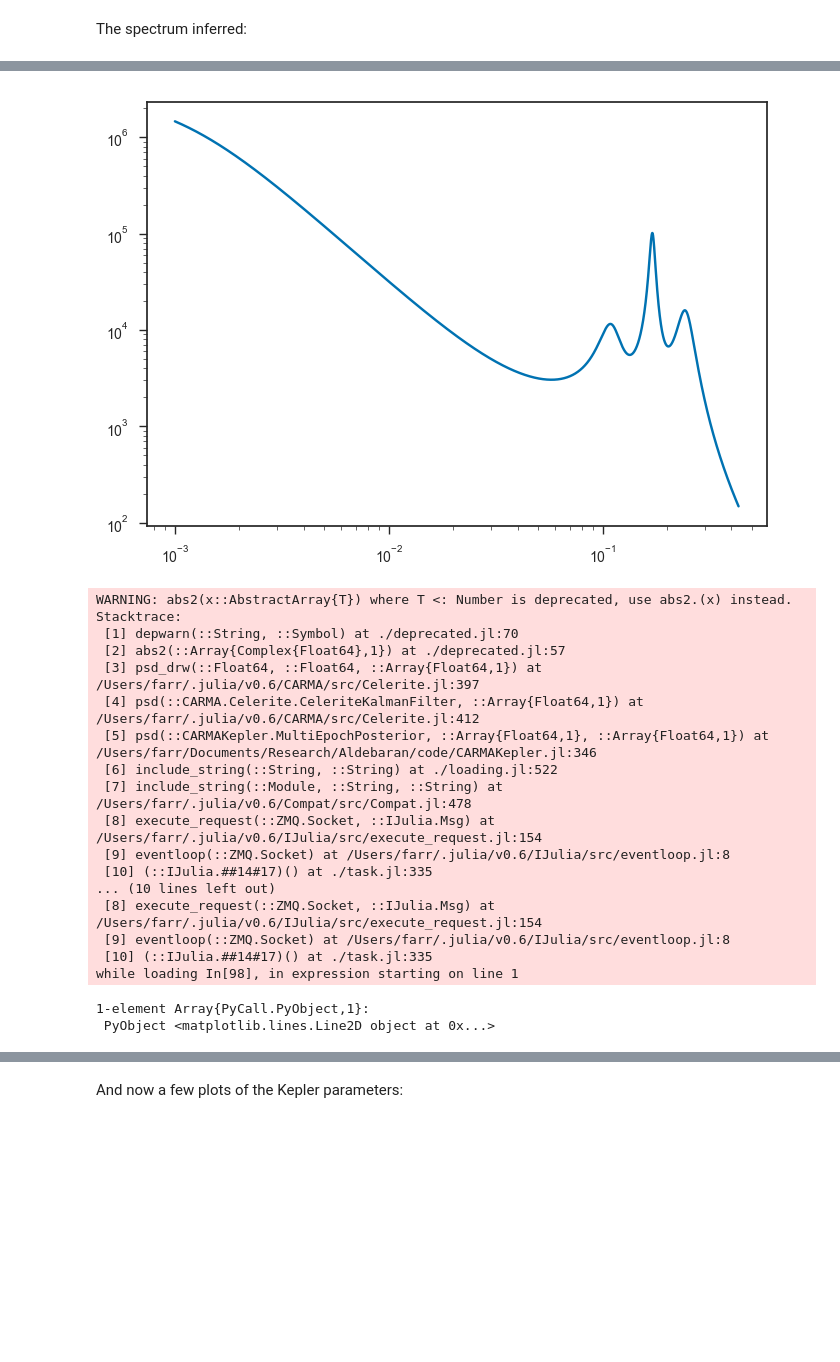
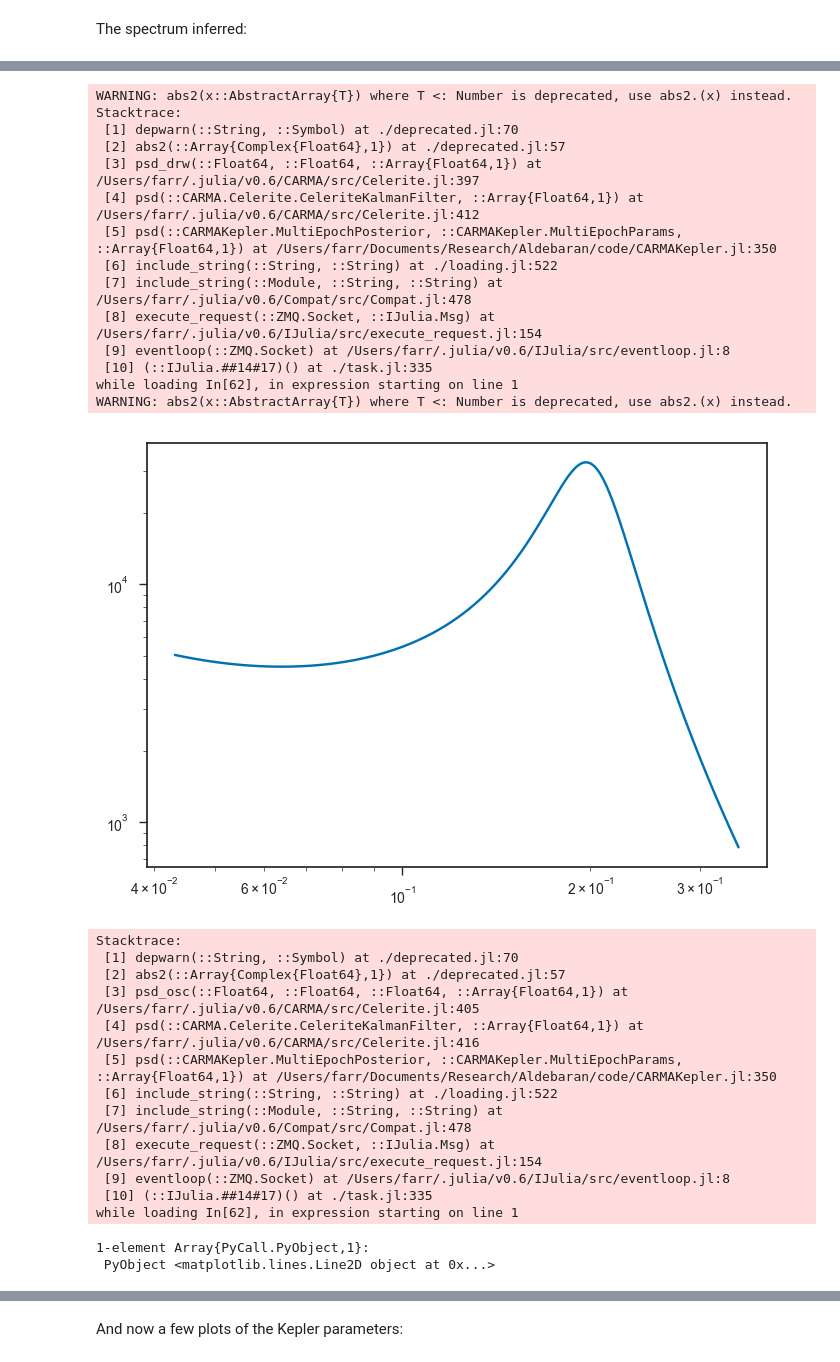
Before and after one commit to farr/Aldebaran, a Jupyter notebook: notebooks/LargeSpacing.ipynb, the cells around one changed output, grey strips where cells are left out. Cells and saved outputs as stored; diff of their text form; code cells hidden in the pictures; blank space fills up the shorter version.

Commit message:
Running NestedSampling with 1 mode, celerite parameterisation.

```diff
--- a/notebooks/LargeSpacing.ipynb
+++ b/notebooks/LargeSpacing.ipynb
@@ -88,6 +88,6 @@ There seems to be a "bump" at higher frequency; let's zoom in:
 # %%
 fs_zoom = collect(linspace(1*muHz, 5*muHz, 10000))
-coeffs_zoom = [Periodogram.pgram(ts, ys, dys, f) for f in fs_zoom]
+coeffs_zoom = [Periodogram.pgram(ts, ys, dys, [1.0/Pkep, f]) for f in fs_zoom]
 rms_amps_zoom = [sqrt(c[end]^2 + c[end-1]^2) for c in coeffs_zoom];
 # %% [markdown]
 And picking out all the time samples that are above an (arbitrary) threshold, we find the following peaks:
@@ -163,6 +163,6 @@ PyObject <matplotlib.text.Text object at 0x...>
 # %% [markdown]
 Now let's see if we can find a good orbital solution:
 # %%
-post = CARMAKepler.MultiEpochPosterior(ts, ys, dys, 600.0, 700.0, 1, 0, 0.1*muHz, 5*muHz);
+post = CARMAKepler.MultiEpochPosterior(ts, ys, dys, 600.0, 700.0, 1, 0, 1.0/(2*T), 0.05*muHz, 0.1*muHz, 5*muHz, 1000.0);
 p0 = CARMAKepler.to_params(post, zeros(CARMAKepler.nparams(post)))
 # %% [output]
@@ -1095,0 +986,4 @@ CARMAKepler.MultiEpochParams([20.842, -3.51809, 36.0684, -4.90274, 8.77217, 6.01
+# %%
+post1 = CARMAKepler.MultiEpochPosterior(ts, ys, dys, 600.0, 700.0, 1, 1, 1.0/(2*T), 0.05*muHz, 0.1*muHz, 10*muHz, 1000.0)
+#ns1 = EnsembleNest.NestState(x -> CARMAKepler.log_likelihood(post1, x), x -> CARMAKepler.log_prior(post1, x), CARMAKepler.draw_prior(post1, 1024), 128)
+#EnsembleNest.run!(ns1, 0.01, verbose=true, ckpt_file="/tmp/ns1.ckpt")
@@ -1096,2 +992,7 @@ CARMAKepler.MultiEpochParams([20.842, -3.51809, 36.0684, -4.90274, 8.77217, 6.01
+# %%
+ns1 = h5open("/tmp/ns1.ckpt", "r") do f
+    EnsembleNest.NestState(f, logl=(x -> CARMAKepler.log_likelihood(post1, x)), logp=(x -> CARMAKepler.log_prior(post1, x)))
+end
+liveps = [CARMAKepler.to_params(post1, ns1.livepts[:,j]) for j in 1:size(ns1.livepts,2)];
 # %% [markdown]
 The spectrum inferred:
@@ -1098,24 +1009,33 @@ The spectrum inferred:
 # %%
-psd = CARMAKepler.psd(post3, xmin, fs)
+psd = CARMAKepler.psd(post1, liveps[indmax(ns1.livelogls)], fs)
 loglog(fs, psd)
 # %% [output]
+WARNING: abs2(x::AbstractArray{T}) where T <: Number is deprecated, use abs2.(x) instead.
+Stacktrace:
+ [1] depwarn(::String, ::Symbol) at ./deprecated.jl:70
+ [2] abs2(::Array{Complex{Float64},1}) at ./deprecated.jl:57
+ [3] psd_drw(::Float64, ::Float64, ::Array{Float64,1}) at /Users/farr/.julia/v0.6/CARMA/src/Celerite.jl:397
+ [4] psd(::CARMA.Celerite.CeleriteKalmanFilter, ::Array{Float64,1}) at /Users/farr/.julia/v0.6/CARMA/src/Celerite.jl:412
+ [5] psd(::CARMAKepler.MultiEpochPosterior, ::CARMAKepler.MultiEpochParams, ::Array{Float64,1}) at /Users/farr/Documents/Research/Aldebaran/code/CARMAKepler.jl:350
+ [6] include_string(::String, ::String) at ./loading.jl:522
+ [7] include_string(::Module, ::String, ::String) at /Users/farr/.julia/v0.6/Compat/src/Compat.jl:478
+ [8] execute_request(::ZMQ.Socket, ::IJulia.Msg) at /Users/farr/.julia/v0.6/IJulia/src/execute_request.jl:154
+ [9] eventloop(::ZMQ.Socket) at /Users/farr/.julia/v0.6/IJulia/src/eventloop.jl:8
+ [10] (::IJulia.##14#17)() at ./task.jl:335
+while loading In[62], in expression starting on line 1
+WARNING: abs2(x::AbstractArray{T}) where T <: Number is deprecated, use abs2.(x) instead.
-[figure, old version]
+[figure, new version]
-WARNING: abs2(x::AbstractArray{T}) where T <: Number is deprecated, use abs2.(x) instead.
-Stacktrace:
- [1] depwarn(::String, ::Symbol) at ./deprecated.jl:70
- [2] abs2(::Array{Complex{Float64},1}) at ./deprecated.jl:57
- [3] psd_drw(::Float64, ::Float64, ::Array{Float64,1}) at /Users/farr/.julia/v0.6/CARMA/src/Celerite.jl:397
- [4] psd(::CARMA.Celerite.CeleriteKalmanFilter, ::Array{Float64,1}) at /Users/farr/.julia/v0.6/CARMA/src/Celerite.jl:412
- [5] psd(::CARMAKepler.MultiEpochPosterior, ::Array{Float64,1}, ::Array{Float64,1}) at /Users/farr/Documents/Research/Aldebaran/code/CARMAKepler.jl:346
- [6] include_string(::String, ::String) at ./loading.jl:522
- [7] include_string(::Module, ::String, ::String) at /Users/farr/.julia/v0.6/Compat/src/Compat.jl:478
- [8] execute_request(::ZMQ.Socket, ::IJulia.Msg) at /Users/farr/.julia/v0.6/IJulia/src/execute_request.jl:154
- [9] eventloop(::ZMQ.Socket) at /Users/farr/.julia/v0.6/IJulia/src/eventloop.jl:8
- [10] (::IJulia.##14#17)() at ./task.jl:335
-... (10 lines left out)
- [8] execute_request(::ZMQ.Socket, ::IJulia.Msg) at /Users/farr/.julia/v0.6/IJulia/src/execute_request.jl:154
- [9] eventloop(::ZMQ.Socket) at /Users/farr/.julia/v0.6/IJulia/src/eventloop.jl:8
- [10] (::IJulia.##14#17)() at ./task.jl:335
-while loading In[98], in expression starting on line 1
-1-element Array{PyCall.PyObject,1}:
- PyObject <matplotlib.lines.Line2D object at 0x...>
+Stacktrace:
+ [1] depwarn(::String, ::Symbol) at ./deprecated.jl:70
+ [2] abs2(::Array{Complex{Float64},1}) at ./deprecated.jl:57
+ [3] psd_osc(::Float64, ::Float64, ::Float64, ::Array{Float64,1}) at /Users/farr/.julia/v0.6/CARMA/src/Celerite.jl:405
+ [4] psd(::CARMA.Celerite.CeleriteKalmanFilter, ::Array{Float64,1}) at /Users/farr/.julia/v0.6/CARMA/src/Celerite.jl:416
+ [5] psd(::CARMAKepler.MultiEpochPosterior, ::CARMAKepler.MultiEpochParams, ::Array{Float64,1}) at /Users/farr/Documents/Research/Aldebaran/code/CARMAKepler.jl:350
+ [6] include_string(::String, ::String) at ./loading.jl:522
+ [7] include_string(::Module, ::String, ::String) at /Users/farr/.julia/v0.6/Compat/src/Compat.jl:478
+ [8] execute_request(::ZMQ.Socket, ::IJulia.Msg) at /Users/farr/.julia/v0.6/IJulia/src/execute_request.jl:154
+ [9] eventloop(::ZMQ.Socket) at /Users/farr/.julia/v0.6/IJulia/src/eventloop.jl:8
+ [10] (::IJulia.##14#17)() at ./task.jl:335
+while loading In[62], in expression starting on line 1
+1-element Array{PyCall.PyObject,1}:
+ PyObject <matplotlib.lines.Line2D object at 0x...>
```
Also changed, not shown: parts of 46 cells of this notebook, 2 other files.
